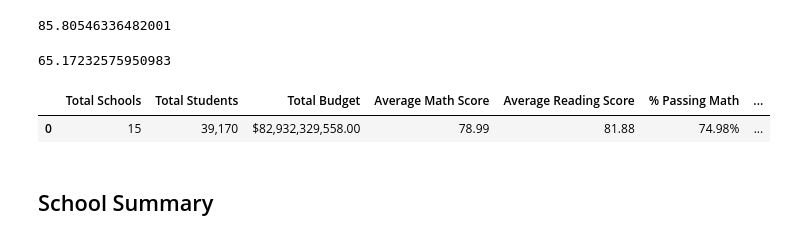
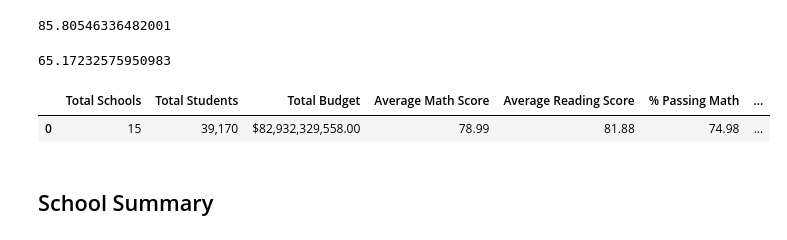
Before and after one commit to muhkashiff/pandas-challenge, a Jupyter notebook: PySchool/PyCitySchools.ipynb, the cells around one changed output. Drawn from its saved outputs; the diff is of its cells as text; code cells hidden in the pictures.

```diff
--- a/PySchool/PyCitySchools.ipynb
+++ b/PySchool/PyCitySchools.ipynb
@@ -86,27 +86,27 @@ overall_passing_rate
 # %%
 # Create a high-level snapshot of the district's key metrics in a DataFrame
 district_summary = pd.DataFrame({"Total Schools":[school_count],
                                  "Total Students":[student_count],
                                  "Total Budget":[total_budget],
                                  "Average Math Score":[average_math_score],
                                 "Average Reading Score":[average_reading_score],
                                  "% Passing Math":[passing_math_percentage],
                                  "% Passing Reading":[passing_reading_percentage],
                                  "% Overall Passing":[overall_passing_rate]
                                 })
 # Formatting
 district_summary["Total Students"] = district_summary["Total Students"].map("{:,}".format)
 district_summary["Total Budget"] = district_summary["Total Budget"].map("${:,.2f}".format)
 district_summary["Average Math Score"] = district_summary["Average Math Score"].map("{:,.2f}".format)
 district_summary["Average Reading Score"] = district_summary["Average Reading Score"].map("{:,.2f}".format)
-district_summary["% Passing Math"] = district_summary["% Passing Math"].map("{:,.2f}%".format)
-district_summary["% Passing Reading"] = district_summary["% Passing Reading"].map("{:,.2f}%".format)
-district_summary["% Overall Passing"] = district_summary["% Overall Passing"].map("{:,.2f}%".format)
+district_summary["% Passing Math"] = district_summary["% Passing Math"].map("{:,.2f}".format)
+district_summary["% Passing Reading"] = district_summary["% Passing Reading"].map("{:,.2f}".format)
+district_summary["% Overall Passing"] = district_summary["% Overall Passing"].map("{:,.2f}".format)
 # Display the DataFrame
 district_summary
 # %% [output]
 |  | Total Schools | Total Students | Total Budget | Average Math Score | Average Reading Score | % Passing Math | ... |
-| 0 | 15 | 39,170 | $82,932,329,558.00 | 78.99 | 81.88 | 74.98% | ... |
+| 0 | 15 | 39,170 | $82,932,329,558.00 | 78.99 | 81.88 | 74.98 | ... |
 # %% [markdown]
 ## School Summary
 # %%
```
Also changed, not shown: parts of 6 cells of this notebook.
